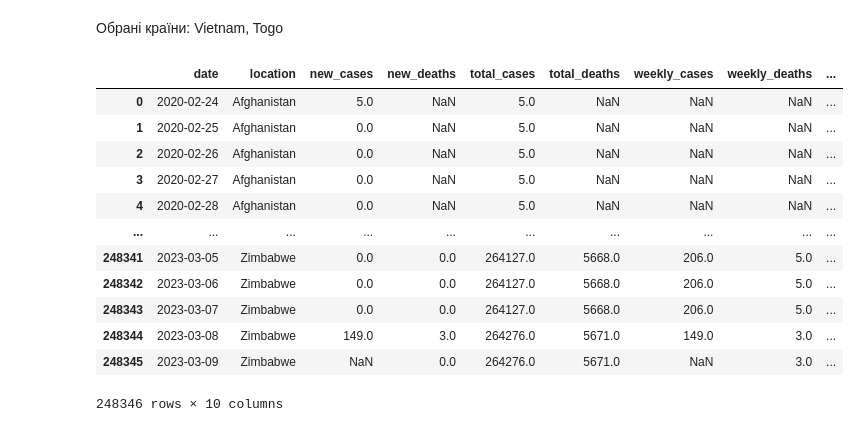
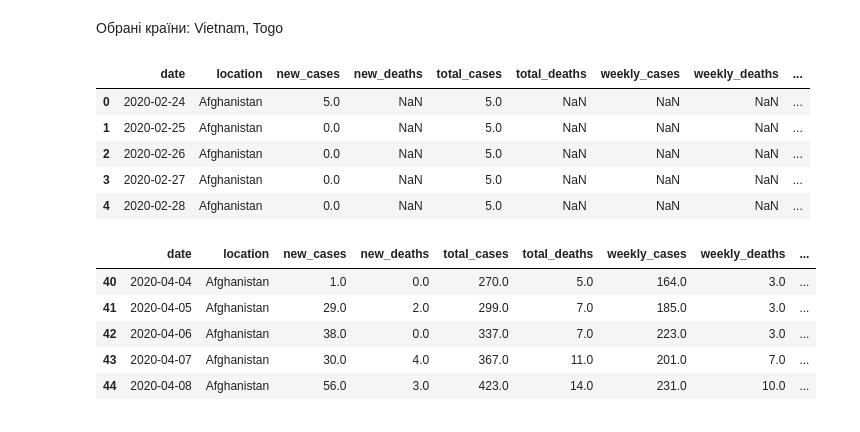
Before and after one commit to BerVol57/MMMO, a Jupyter notebook: Lab4/lab4.ipynb, the cells around one changed output. Cells and saved outputs as stored; diff of their text form; code cells hidden in the pictures.

```diff
--- a/Lab4/lab4.ipynb
+++ b/Lab4/lab4.ipynb
@@ -33,18 +33,21 @@ from scipy.optimize import curve_fit
 url = 'https://raw.githubusercontent.com/owid/covid-19-data/master/public/data/jhu/full_data.csv'
 data = pd.read_csv(url)
 # %%
-data
+data.head()
 # %% [output]
 |  | date | location | new_cases | new_deaths | total_cases | total_deaths | weekly_cases | weekly_deaths | ... |
 | 0 | 2020-02-24 | Afghanistan | 5.0 | NaN | 5.0 | NaN | NaN | NaN | ... |
 | 1 | 2020-02-25 | Afghanistan | 0.0 | NaN | 5.0 | NaN | NaN | NaN | ... |
 | 2 | 2020-02-26 | Afghanistan | 0.0 | NaN | 5.0 | NaN | NaN | NaN | ... |
 | 3 | 2020-02-27 | Afghanistan | 0.0 | NaN | 5.0 | NaN | NaN | NaN | ... |
 | 4 | 2020-02-28 | Afghanistan | 0.0 | NaN | 5.0 | NaN | NaN | NaN | ... |
-| ... | ... | ... | ... | ... | ... | ... | ... | ... | ... |
-| 248341 | 2023-03-05 | Zimbabwe | 0.0 | 0.0 | 264127.0 | 5668.0 | 206.0 | 5.0 | ... |
-| 248342 | 2023-03-06 | Zimbabwe | 0.0 | 0.0 | 264127.0 | 5668.0 | 206.0 | 5.0 | ... |
-| 248343 | 2023-03-07 | Zimbabwe | 0.0 | 0.0 | 264127.0 | 5668.0 | 206.0 | 5.0 | ... |
-| 248344 | 2023-03-08 | Zimbabwe | 149.0 | 3.0 | 264276.0 | 5671.0 | 149.0 | 3.0 | ... |
-| 248345 | 2023-03-09 | Zimbabwe | NaN | 0.0 | 264276.0 | 5671.0 | NaN | 3.0 | ... |
-248346 rows × 10 columns
+# %%
+data = data.dropna()
+data.head()
+# %% [output]
+|  | date | location | new_cases | new_deaths | total_cases | total_deaths | weekly_cases | weekly_deaths | ... |
+| 40 | 2020-04-04 | Afghanistan | 1.0 | 0.0 | 270.0 | 5.0 | 164.0 | 3.0 | ... |
+| 41 | 2020-04-05 | Afghanistan | 29.0 | 2.0 | 299.0 | 7.0 | 185.0 | 3.0 | ... |
+| 42 | 2020-04-06 | Afghanistan | 38.0 | 0.0 | 337.0 | 7.0 | 223.0 | 3.0 | ... |
+| 43 | 2020-04-07 | Afghanistan | 30.0 | 4.0 | 367.0 | 11.0 | 201.0 | 7.0 | ... |
+| 44 | 2020-04-08 | Afghanistan | 56.0 | 3.0 | 423.0 | 14.0 | 231.0 | 10.0 | ... |
```
Also changed, not shown: parts of 6 cells of this notebook.
